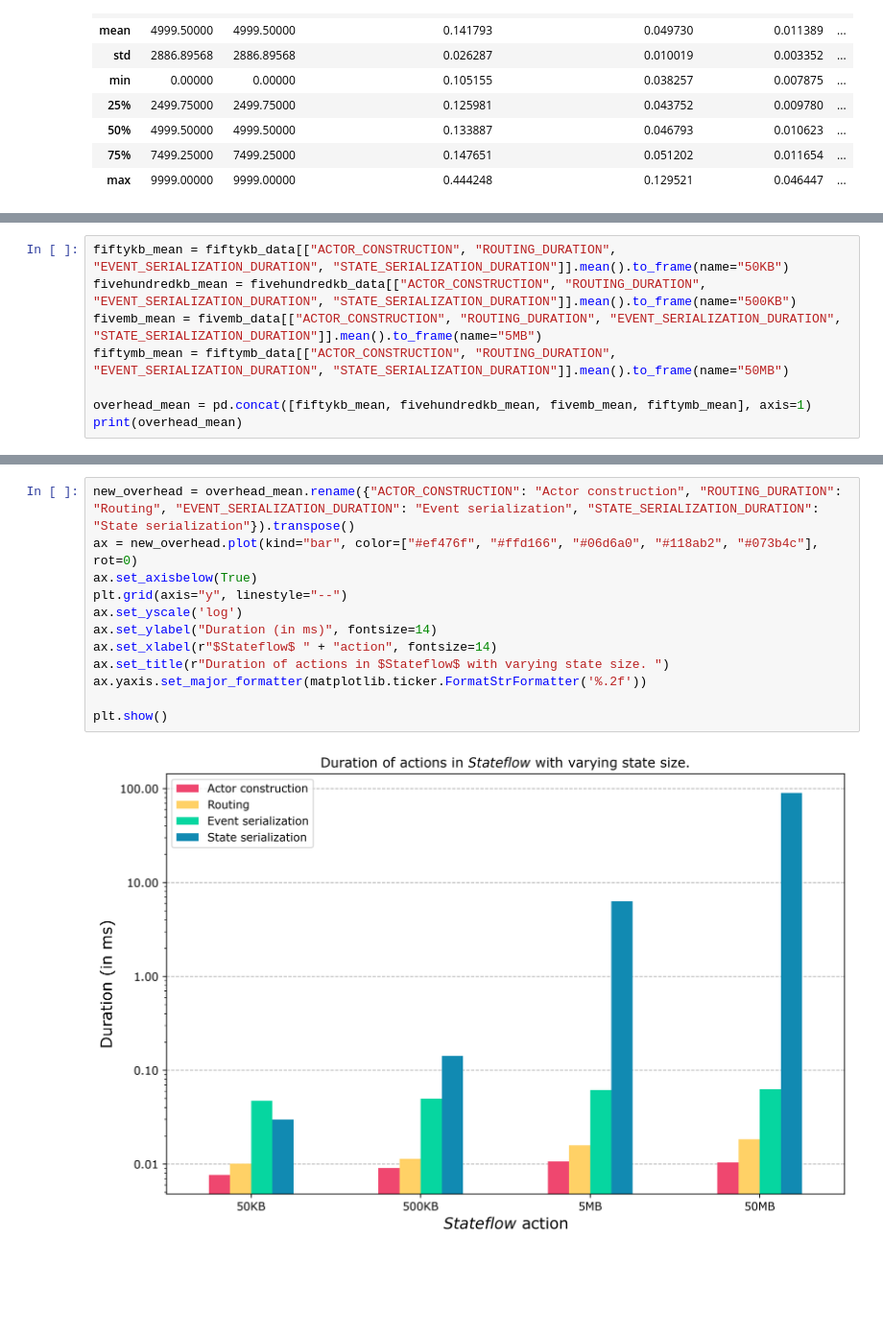
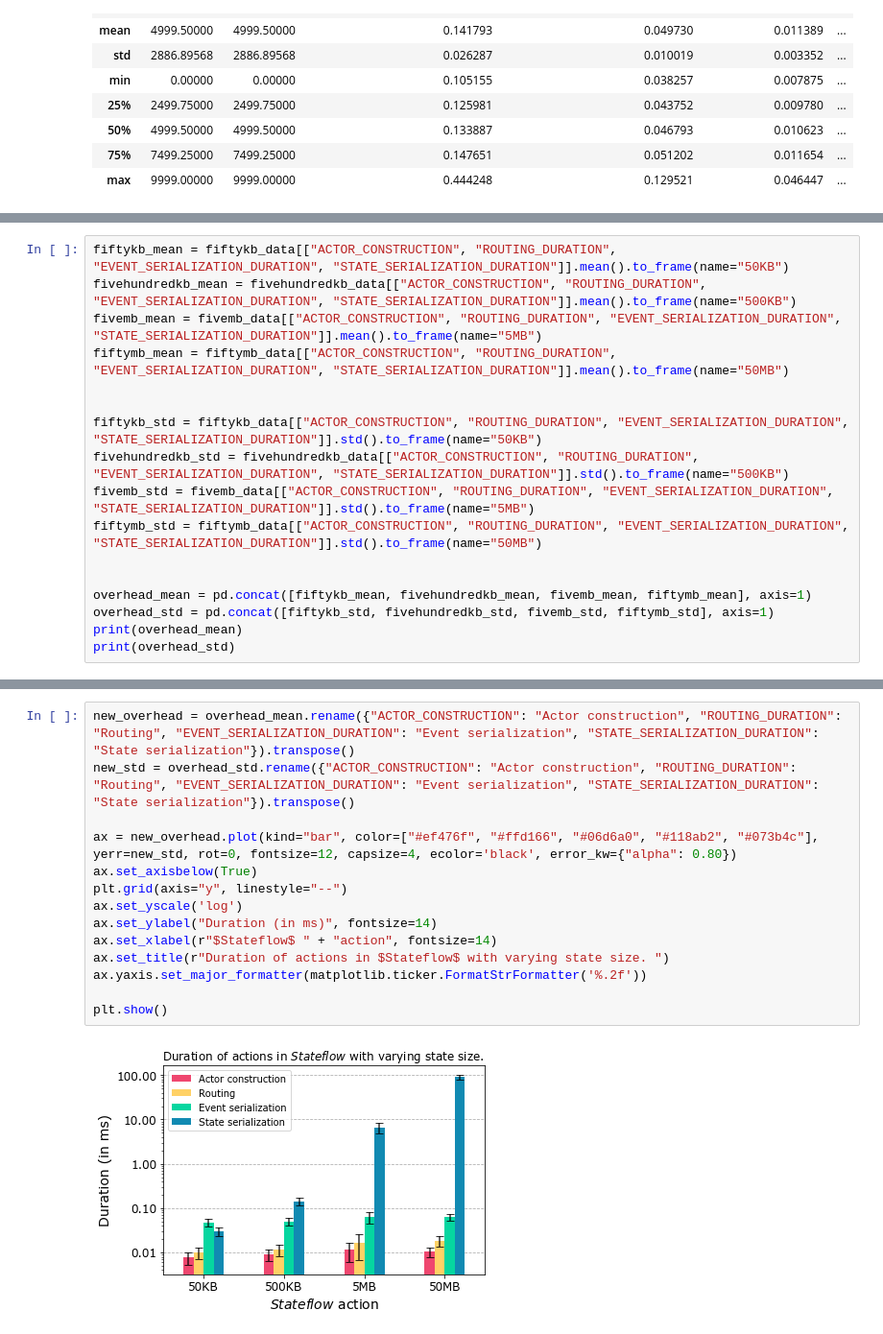
Before and after one commit to delftdata/stateflow-evaluation, a Jupyter notebook: results/overhead/overhead_results.ipynb, the cells around one changed output, grey strips where cells are left out. Shown at 96% size. Cells and saved outputs as stored; diff of their text form; blank space fills up the shorter version.

```diff
--- a/results/overhead/overhead_results.ipynb
+++ b/results/overhead/overhead_results.ipynb
@@ -72,7 +72,16 @@ fivehundredkb_mean = fivehundredkb_data[["ACTOR_CONSTRUCTION", "ROUTING_DURATION
 fivemb_mean = fivemb_data[["ACTOR_CONSTRUCTION", "ROUTING_DURATION", "EVENT_SERIALIZATION_DURATION", "STATE_SERIALIZATION_DURATION"]].mean().to_frame(name="5MB")
 fiftymb_mean = fiftymb_data[["ACTOR_CONSTRUCTION", "ROUTING_DURATION", "EVENT_SERIALIZATION_DURATION", "STATE_SERIALIZATION_DURATION"]].mean().to_frame(name="50MB")
 
+
+fiftykb_std = fiftykb_data[["ACTOR_CONSTRUCTION", "ROUTING_DURATION", "EVENT_SERIALIZATION_DURATION", "STATE_SERIALIZATION_DURATION"]].std().to_frame(name="50KB")
+fivehundredkb_std = fivehundredkb_data[["ACTOR_CONSTRUCTION", "ROUTING_DURATION", "EVENT_SERIALIZATION_DURATION", "STATE_SERIALIZATION_DURATION"]].std().to_frame(name="500KB")
+fivemb_std = fivemb_data[["ACTOR_CONSTRUCTION", "ROUTING_DURATION", "EVENT_SERIALIZATION_DURATION", "STATE_SERIALIZATION_DURATION"]].std().to_frame(name="5MB")
+fiftymb_std = fiftymb_data[["ACTOR_CONSTRUCTION", "ROUTING_DURATION", "EVENT_SERIALIZATION_DURATION", "STATE_SERIALIZATION_DURATION"]].std().to_frame(name="50MB")
+
+
 overhead_mean = pd.concat([fiftykb_mean, fivehundredkb_mean, fivemb_mean, fiftymb_mean], axis=1)
+overhead_std = pd.concat([fiftykb_std, fivehundredkb_std, fivemb_std, fiftymb_std], axis=1)
 print(overhead_mean)
+print(overhead_std)
 # %% [output]
                                   50KB     500KB       5MB       50MB
@@ -96,17 +110,19 @@ plt.show()
 # %%
 new_overhead = overhead_mean.rename({"ACTOR_CONSTRUCTION": "Actor construction", "ROUTING_DURATION": "Routing", "EVENT_SERIALIZATION_DURATION": "Event serialization", "STATE_SERIALIZATION_DURATION": "State serialization"}).transpose()
-ax = new_overhead.plot(kind="bar", color=["#ef476f", "#ffd166", "#06d6a0", "#118ab2", "#073b4c"], rot=0)
+new_std = overhead_std.rename({"ACTOR_CONSTRUCTION": "Actor construction", "ROUTING_DURATION": "Routing", "EVENT_SERIALIZATION_DURATION": "Event serialization", "STATE_SERIALIZATION_DURATION": "State serialization"}).transpose()
+
+ax = new_overhead.plot(kind="bar", color=["#ef476f", "#ffd166", "#06d6a0", "#118ab2", "#073b4c"], yerr=new_std, rot=0, fontsize=12, capsize=4, ecolor='black', error_kw={"alpha": 0.80})
 ax.set_axisbelow(True)
 plt.grid(axis="y", linestyle="--")
 ax.set_yscale('log')
 ax.set_ylabel("Duration (in ms)", fontsize=14)
 ax.set_xlabel(r"$Stateflow$ " + "action", fontsize=14)
 ax.set_title(r"Duration of actions in $Stateflow$ with varying state size. ")
 ax.yaxis.set_major_formatter(matplotlib.ticker.FormatStrFormatter('%.2f'))
 
 plt.show()
 # %% [output]
-[figure, old version]
+[figure, new version]
 # %%
 actor = overhead_mean.loc["ACTOR_CONSTRUCTION"]
 route = overhead_mean.loc["ROUTING_DURATION"]
```
Also changed, not shown: parts of 5 cells of this notebook.
